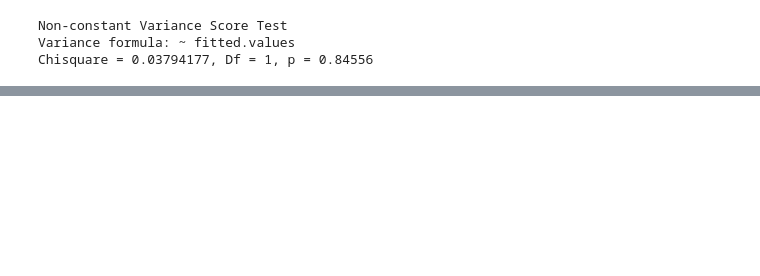
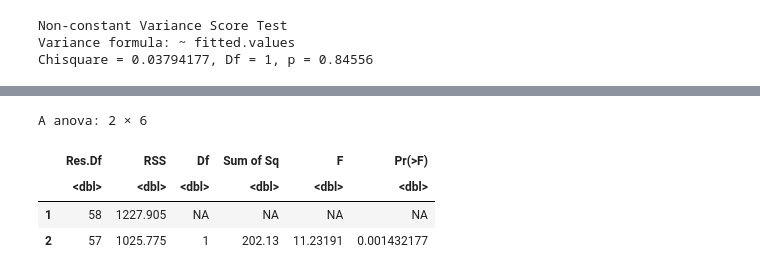
Before and after one commit to twyunting/STAT-615_Regression, a Jupyter notebook: labs/Lab 8:Week 5-6/Lab 8.ipynb, the cells around one changed output, grey strips where cells are left out. Cells and saved outputs as stored; diff of their text form; code cells hidden in the pictures; blank space fills up the shorter version.

```diff
--- a/labs/Lab 8:Week 5-6/Lab 8.ipynb
+++ b/labs/Lab 8:Week 5-6/Lab 8.ipynb
@@ -170,0 +292,8 @@ Chisquare = 0.03794177, Df = 1, p = 0.84556
+# %%
+reduced = lm(len ~ dose) # assume linearity,
+full = lm(len ~ as.factor(dose)) # the model does NOT assume linearity
+summary(reduced)
+summary(full)
+plot(dose, len)
+abline(reduced,col="red",lwd=4)
+points(dose, predict(full), col="blue", lwd=10) # predicted the values using the full model
@@ -170,0 +343,8 @@ Chisquare = 0.03794177, Df = 1, p = 0.84556
+# %%
+ anova(reduced, full) # two anova tables
+# %% [output]
+A anova: 2 × 6
+|  | Res.Df | RSS | Df | Sum of Sq | F | Pr(>F) |
+|  | <dbl> | <dbl> | <dbl> | <dbl> | <dbl> | <dbl> |
+| 1 | 58 | 1227.905 | NA | NA | NA | NA |
+| 2 | 57 | 1025.775 | 1 | 202.13 | 11.23191 | 0.001432177 |
```
Also changed, not shown: parts of 18 cells of this notebook, 6 other files.
